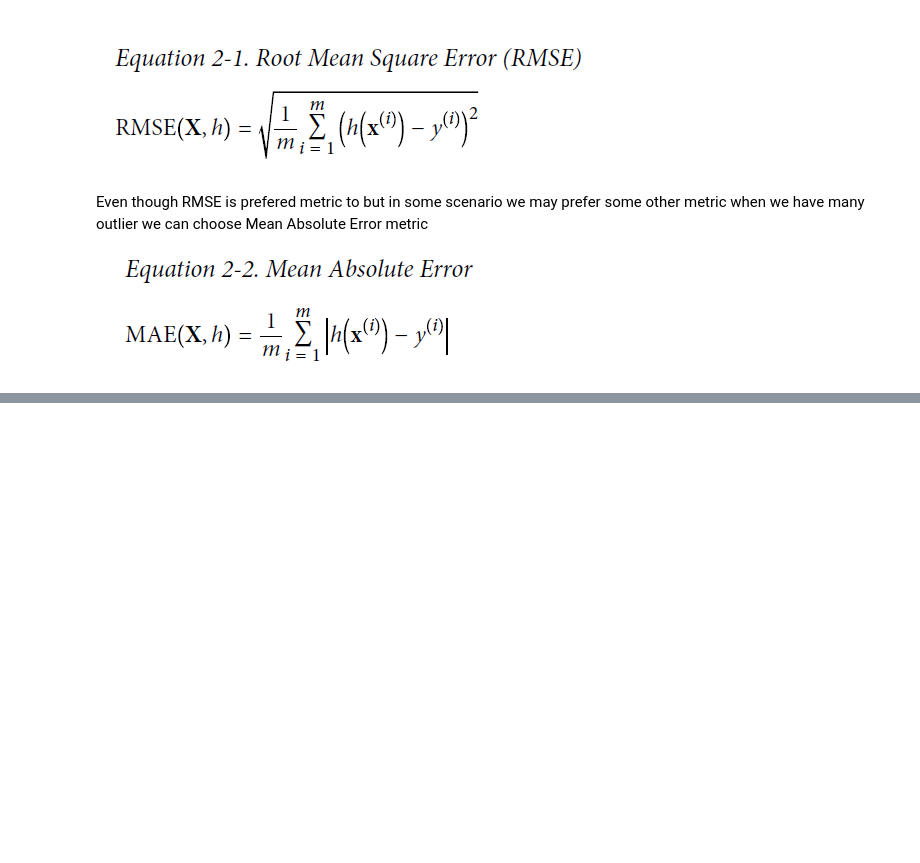
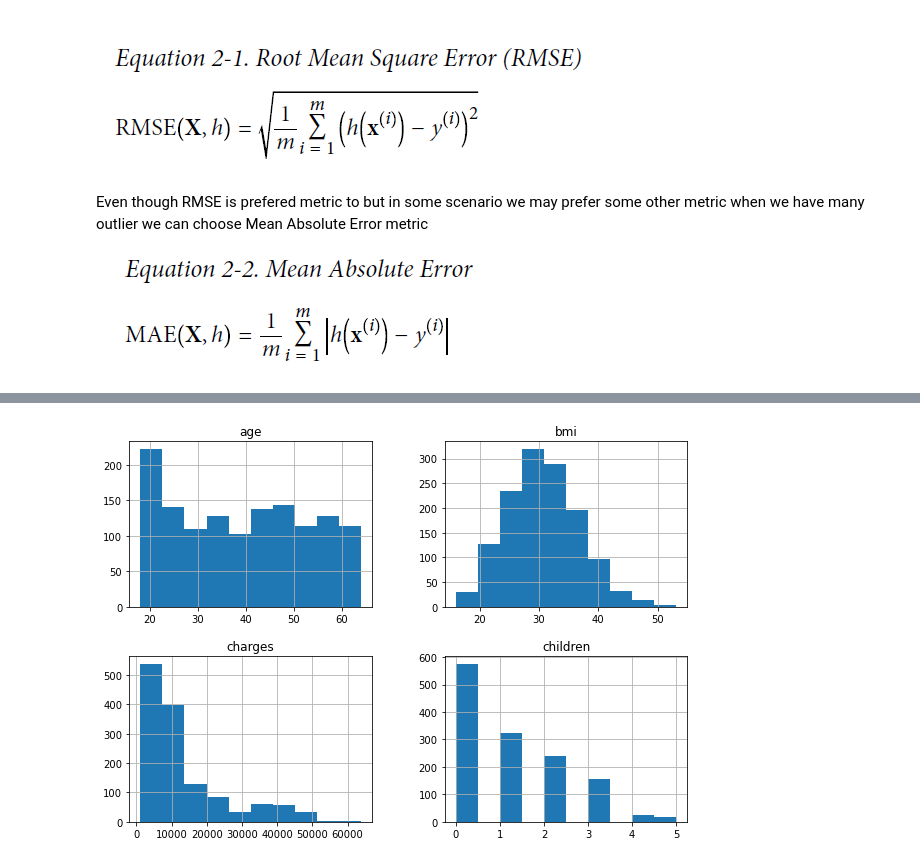
Before and after one commit to avnyadav/Medical-Insurance-Cost-Analysis, a Jupyter notebook: Medical Cost Analysis/Medical Insurance.ipynb, the cells around one changed output, grey strips where cells are left out. Cells and saved outputs as stored; diff of their text form; code cells hidden in the pictures; blank space fills up the shorter version.

```diff
--- a/Medical Cost Analysis/Medical Insurance.ipynb
+++ b/Medical Cost Analysis/Medical Insurance.ipynb
@@ -44,0 +53,5 @@ Even though RMSE is prefered metric to but in some scenario we may prefer some o
+# %%
+def load_insurance_csv():
+    return pd.read_csv("insurance.csv")
+# %%
+insurance_df=load_insurance_csv()
@@ -44,0 +82,4 @@ Even though RMSE is prefered metric to but in some scenario we may prefer some o
+# %%
+a=insurance_df.hist(figsize=(10,7))
+# %% [output]
+[figure, added]
```
Also changed, not shown: parts of 25 cells of this notebook.
